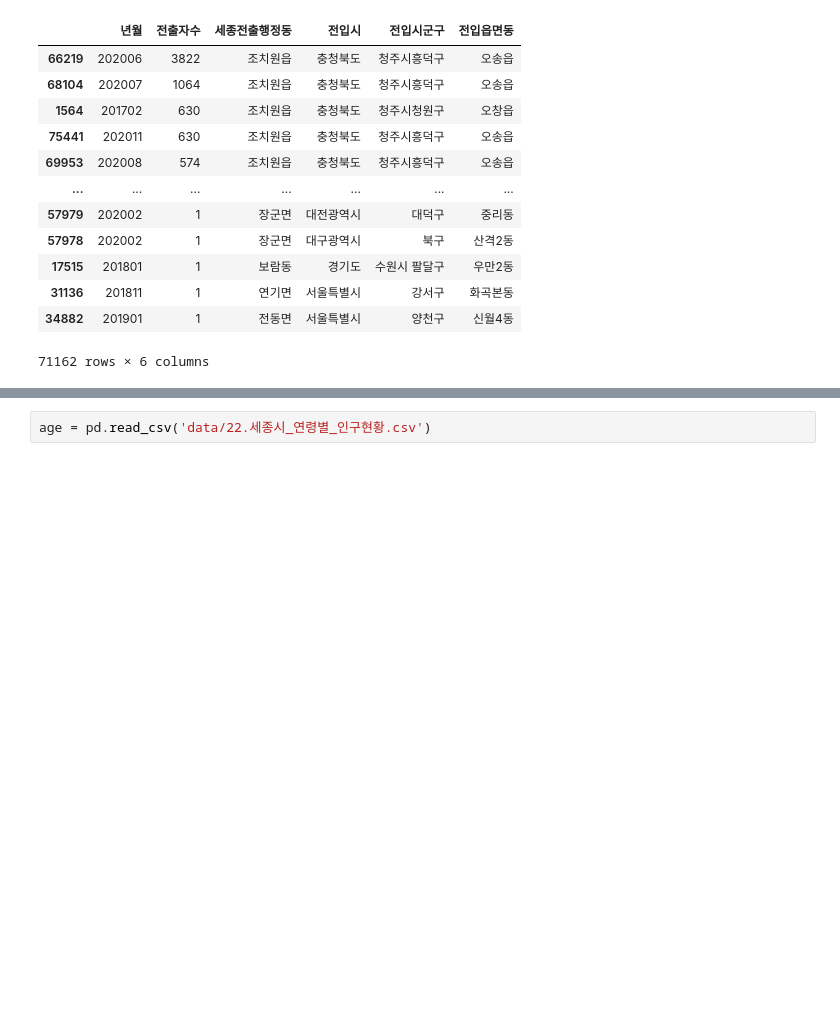
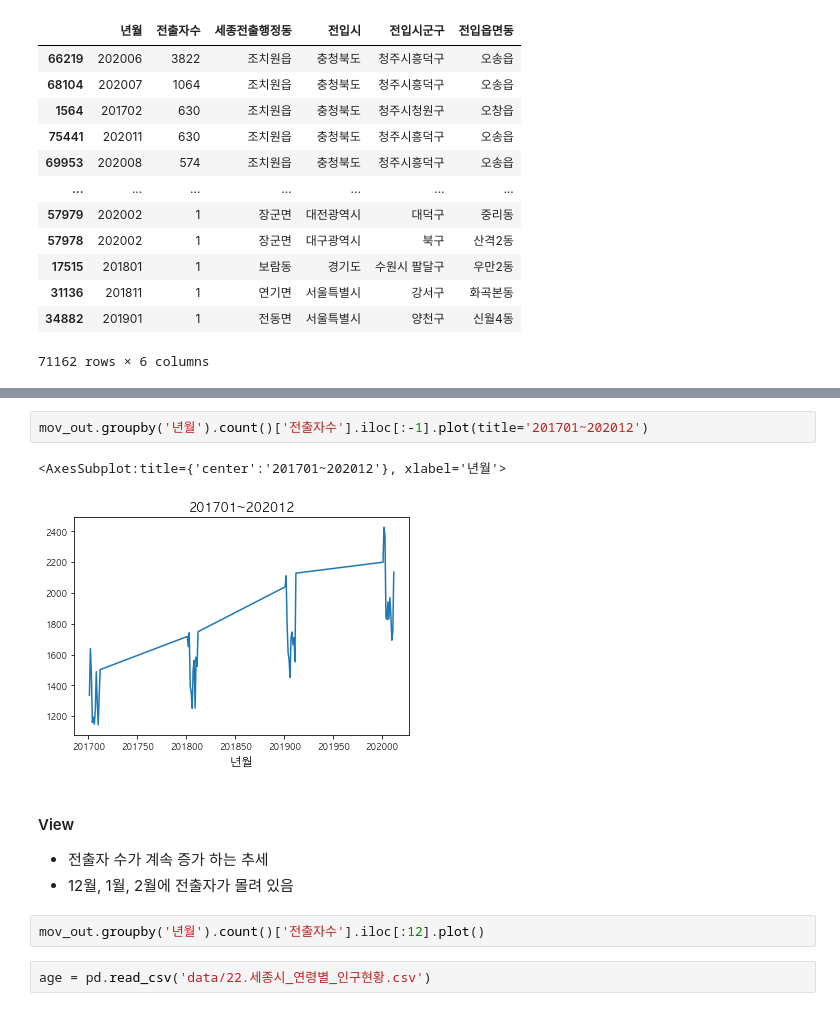
Before and after one commit to metterian/sejong-house-market-analyse, a Jupyter notebook: data_summary.ipynb, the cells around one changed output, grey strips where cells are left out. Saved outputs shown, nothing was run; the diff lists cells and outputs as text; blank space fills up the shorter version.

```diff
--- a/data_summary.ipynb
+++ b/data_summary.ipynb
@@ -298,3 +353,14 @@ array([[<AxesSubplot:title={'center':'년월'}>,
+# %%
+mov_out.groupby('년월').count()['전출자수'].iloc[:-1].plot(title='201701~202012')
+# %% [output]
+<AxesSubplot:title={'center':'201701~202012'}, xlabel='년월'>
+[figure, added]
+# %% [markdown]
+#### View
+- 전출자 수가 계속 증가 하는 추세
+- 12월, 1월, 2월에 전출자가 몰려 있음
+# %%
+mov_out.groupby('년월').count()['전출자수'].iloc[:12].plot()
 # %%
 age = pd.read_csv('data/22.세종시_연령별_인구현황.csv')
 # %%
```
Also changed, not shown: parts of 12 cells of this notebook, 1 other file.
